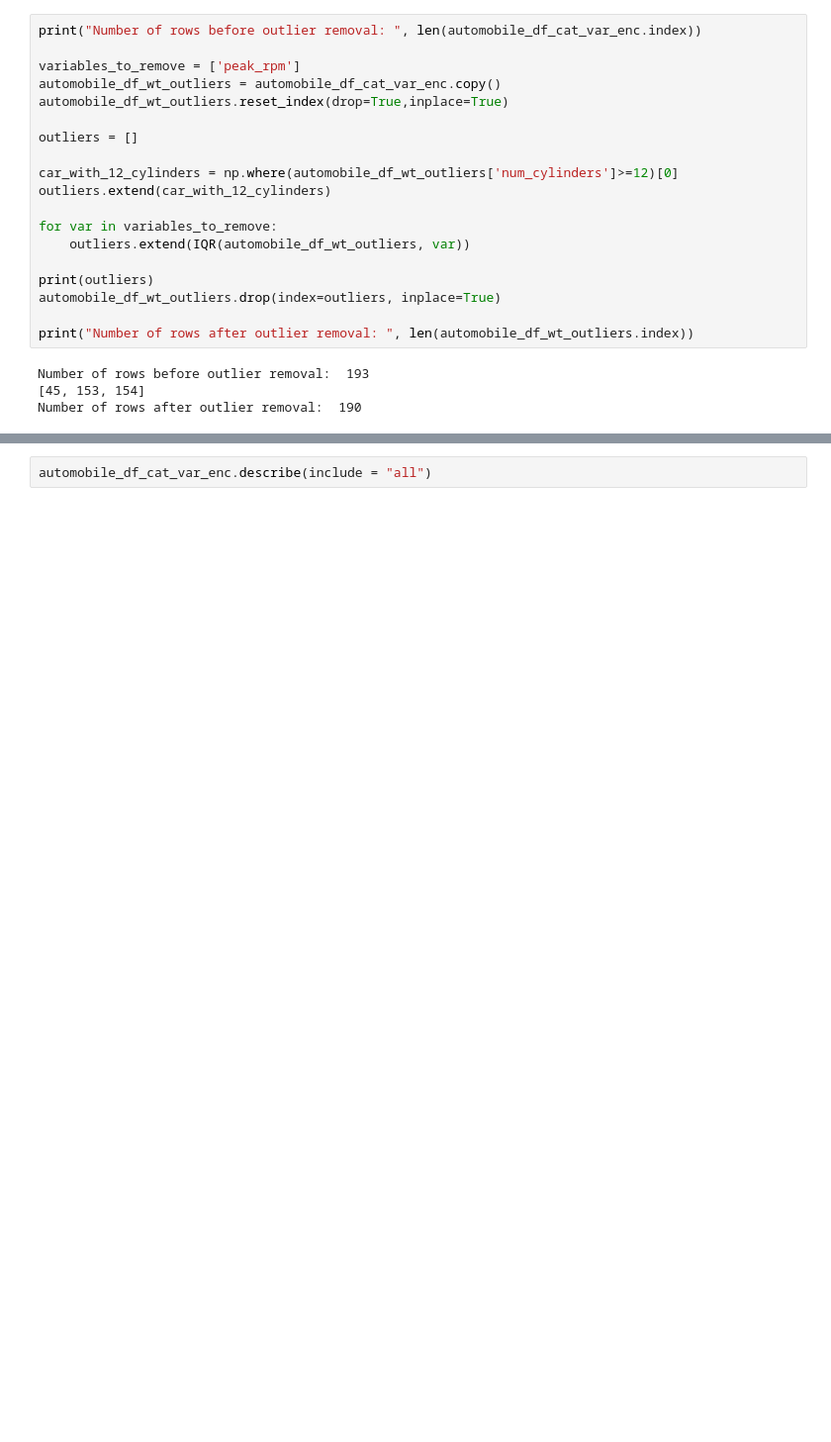
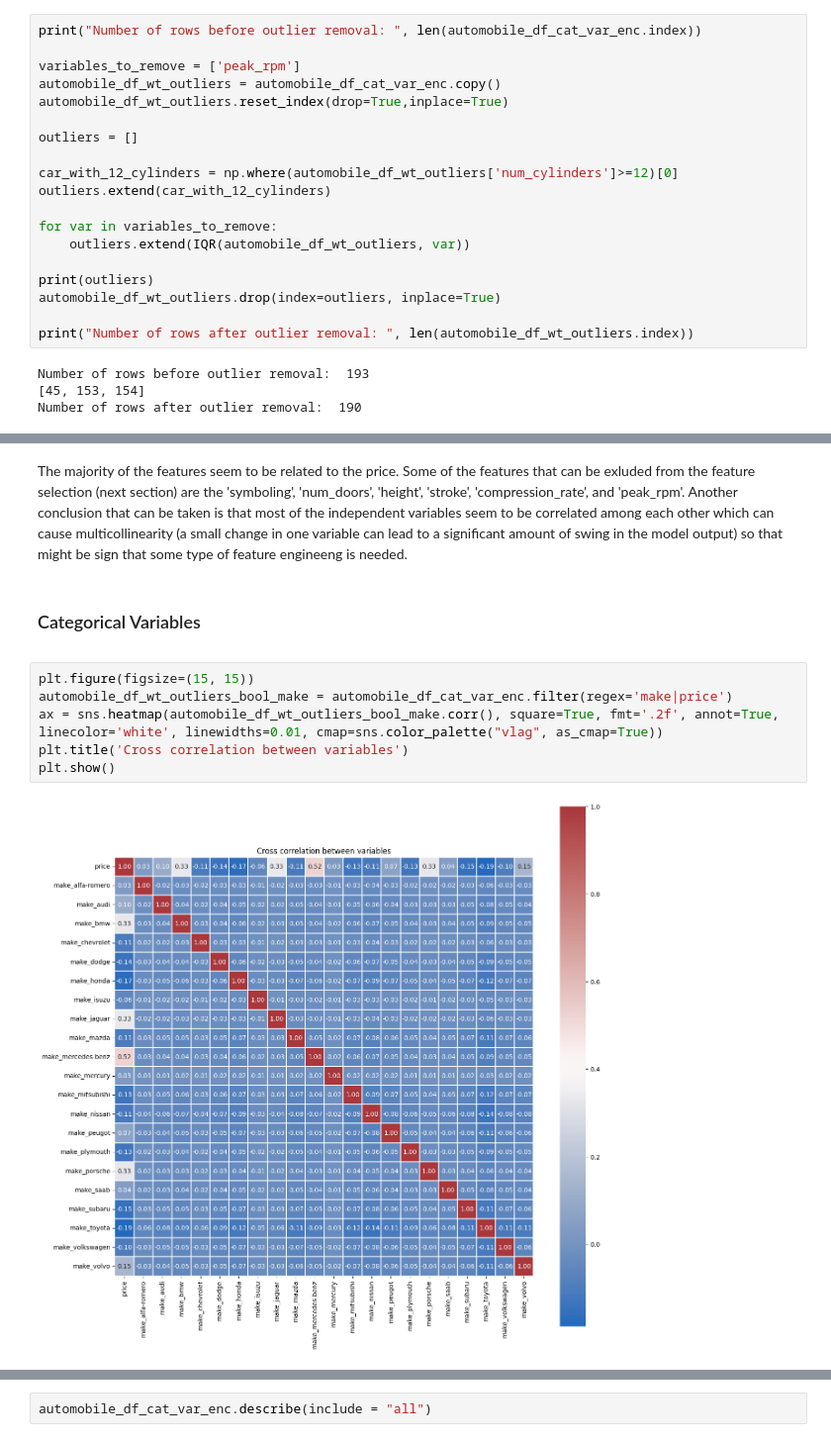
Before and after one commit to anarsn/bosch_assessment, a Jupyter notebook: main.ipynb, the cells around one changed output, grey strips where cells are left out. Shown at 99% size. Drawn from its saved outputs; the diff is of its cells as text; blank space fills up the shorter version.

```diff
--- a/main.ipynb
+++ b/main.ipynb
@@ -391,0 +421,14 @@ Number of rows after outlier removal:  190
+# %% [markdown]
+The majority of the features seem to be related to the price. Some of the features that can be exluded from the feature selection (next section) are the 'symboling', 'num_doors', 'height', 'stroke', 'compression_rate', and 'peak_rpm'. Another conclusion that can be taken is that most of the independent variables seem to be correlated among each other which can cause multicollinearity (a small change in one variable can lead to a significant amount of swing in the model output) so that might be sign that some type of feature engineeng is needed.
+# %% [markdown]
+<div class="markdown-google-sans">
+  <h3>Categorical Variables</h3>
+</div>
+# %%
+plt.figure(figsize=(15, 15))
+automobile_df_wt_outliers_bool_make = automobile_df_cat_var_enc.filter(regex='make|price')
+ax = sns.heatmap(automobile_df_wt_outliers_bool_make.corr(), square=True, fmt='.2f', annot=True, linecolor='white', linewidths=0.01, cmap=sns.color_palette("vlag", as_cmap=True))
+plt.title('Cross correlation between variables')
+plt.show()
+# %% [output]
+[figure, added]
```
Also changed, not shown: parts of 18 cells of this notebook.
